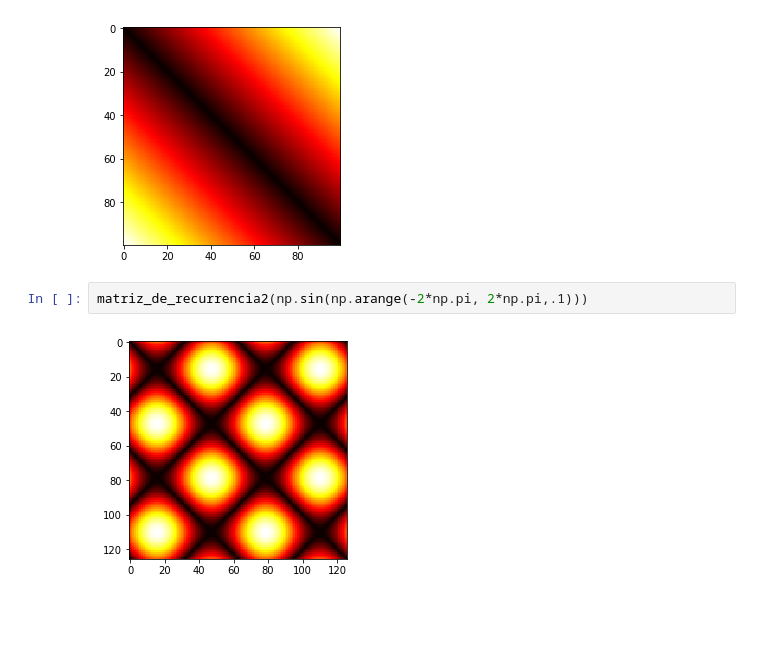
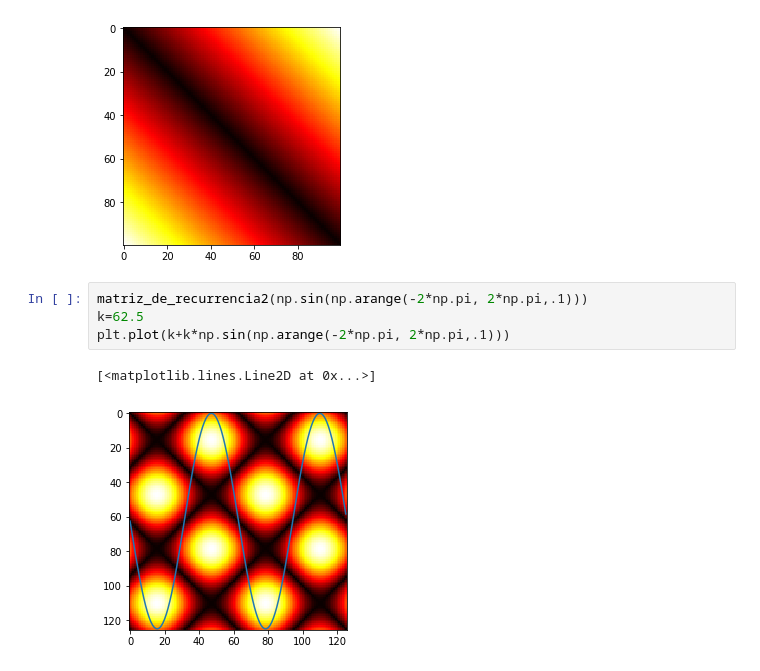
Before and after one commit to fhca/Series-de-Tiempo, a Jupyter notebook: matriz de recurrencia 2.ipynb, the cells around one changed output. Cells and saved outputs as stored; diff of their text form; blank space fills up the shorter version.

```diff
--- a/matriz de recurrencia 2.ipynb
+++ b/matriz de recurrencia 2.ipynb
@@ -117,5 +119,8 @@ matriz_de_recurrencia2(range(100))
 [figure]
 # %%
 matriz_de_recurrencia2(np.sin(np.arange(-2*np.pi, 2*np.pi,.1)))
+k=62.5
+plt.plot(k+k*np.sin(np.arange(-2*np.pi, 2*np.pi,.1)))
 # %% [output]
+[<matplotlib.lines.Line2D at 0x...>]
-[figure, old version]
+[figure, new version]
```
Also changed, not shown: parts of 7 cells of this notebook, 2 other files.
